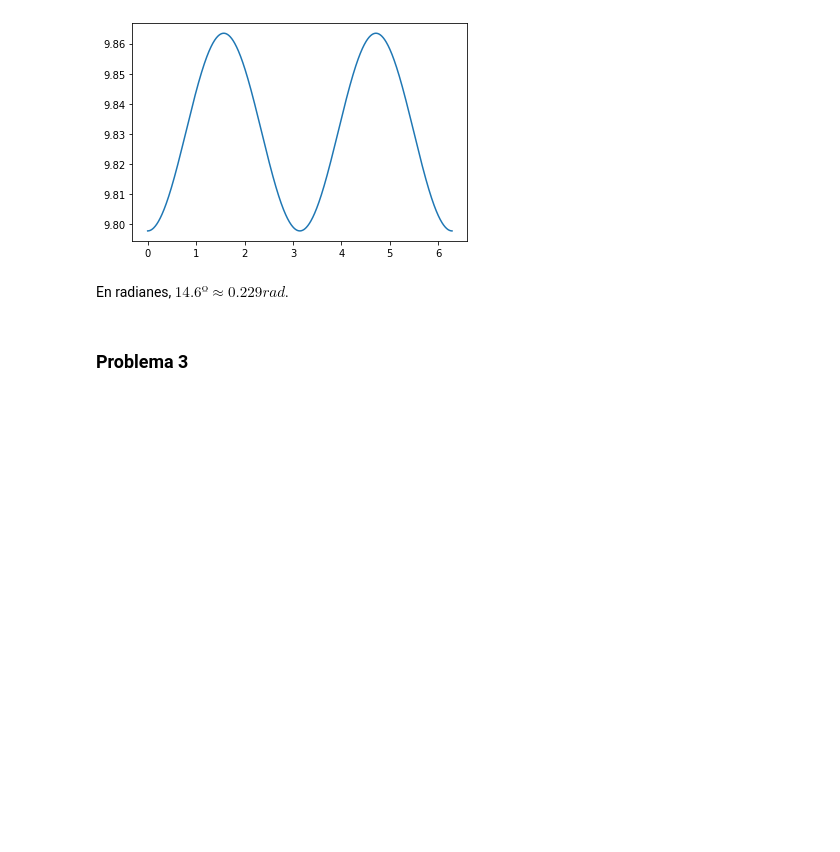
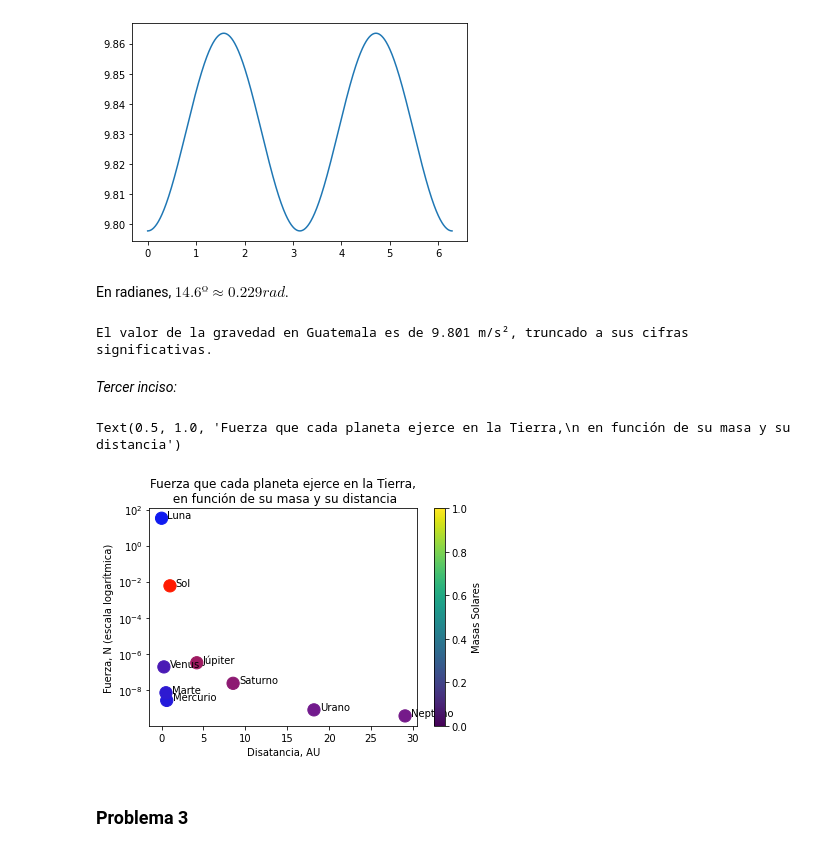
Before and after one commit to RudiksChess/AstronomiaParcial2, a Jupyter notebook: AstronomíaParcial2.ipynb, the cells around one changed output. Drawn from its saved outputs; the diff is of its cells as text; code cells hidden in the pictures; blank space fills up the shorter version.

```diff
--- a/AstronomíaParcial2.ipynb
+++ b/AstronomíaParcial2.ipynb
@@ -241,6 +241,83 @@ pb.plot(x,gphi) #Mostramos la gráfica.
 [figure]
 # %% [markdown]
 En radianes, $14.6º ≈ 0.229 rad$.
+# %%
+for i in range(0,len(x)): #Encontramos en el linspace en donde se encuentra la posición de Guatemala.
+  if x[i]<0.229<x[i+1]:
+    guate=i
+pos_guate=(x[guate]+x[guate+1])/2 #una aproximación lineal de la función de ángulo nos da la posición de Guatemala con un error del orden de 10¯³. Se usará esta aproximación.
+
+#Evaluamos en la posición angular de Guatemala:
+num_guate=((a**(2)*pb.cos(pos_guate))**(2)+(b**(2)*pb.sin(pos_guate))**(2)) #Numerador evaluado en guate
+denom_guate=((a*pb.cos(pos_guate))**2+(b*pb.sin(pos_guate))**(2)) #Denominador evaluado en guate
+d_guate=num_guate/denom_guate #División de guate
+g_guate=G*Mt/d_guate
+print('El valor de la gravedad en Guatemala es de '+"%.3f"%g_guate+" m/s², truncado a sus cifras significativas.")
+# %% [output]
+El valor de la gravedad en Guatemala es de 9.801 m/s², truncado a sus cifras significativas.
+# %% [markdown]
+*Tercer inciso:*
+# %%
+import matplotlib as mp #vamos a necesitar cosas de Matplotlib así que lo importamos como tal
+
+#Definimos una función para calcular la fuerza gravitacional
+def gravity(M,D):
+  fuerza=G*(M*(1.988*10**30))/((D*(1.496*10**11))**2) #En Newtons
+  return(fuerza)
+
+#Hacemos un diccionario con la información relevante
+#En unidades relativas (Masas solares y A.U., respectivamente)
+Info={
+    'Sol':[(1.988*10**30)/(1.988*10**30),1],
+    'Mercurio':[(3.302*10**23)/(1.988*10**30),abs(1-0.387)],
+    'Venus':[(4.869*10**24)/(1.988*10**30),abs(1-0.723)],
+    'Luna':[(7.3477*10**22)/(1.988*10**30),(384399)/(1.496*10**11)],
+    'Marte':[(6.4191*10**23)/(1.988*10**30),abs(1-1.524)],
+    'Júpiter':[(1.8987*10**27)/(1.988*10**30),abs(1-5.203)],
+    'Saturno':[(5.6851*10**26)/(1.988*10**30),abs(1-9.537)],
+    'Urano':[(8.6849*10**25)/(1.988*10**30),abs(1-19.191)],
+    'Neptuno':[(1.0244*10**26)/(1.988*10**30),abs(1-30.069)]
+}
+Fuerza=[]
+Llaves=Info.keys()
+Valores=Info.values()
+dist=[]
+mass=[]
+#Definimos variables y sacamos la información del diccionario.
+
+#Organizamos la información en listas.
+for i in Valores:
+  force=gravity(i[0],i[1])
+  Fuerza.append(force)
+  dist.append(i[1])
+  mass.append(i[0])
+
+#Modificamos la información de las masas para que se puedan interpretar como colores
+mass=abs(pb.log(mass))*14
+colors=[]
+#Definimos los colores con rojo y azúl (no me gusta el verde)
+for i in range(len(mass)):
+  colors.append((abs((255-mass[i])/255),0.1,mass[i]/255))
+#Por eso necesitábamos a matplotlib
+cmap = mp.colors.ListedColormap(colors)
+
+#Hacemos un scatterplot con exala logarítmica
+graph=pb.scatter(dist,Fuerza,s=150,c=colors,cmap=cmap)
+pb.yscale('log')
+cbar=pb.colorbar(graph,spacing="uniform",label="Masas Solares") #Label de los colores
+
+#Anotamos a cada planeta en la gráfica
+for i,planeta in enumerate(Llaves):
+  pb.annotate(planeta,(dist[i]+0.7,Fuerza[i]))
+#Ejes, título
+pb.ylabel('Fuerza, N (escala logarítmica)')
+pb.xlabel('Disatancia, AU')
+pb.title("Fuerza que cada planeta ejerce en la Tierra,\n en función de su masa y su distancia")
+
+#En jupyter, la gráfica se muestra solita al correr la celda. En caso contrario, agréguele pb.show()
+# %% [output]
+Text(0.5, 1.0, 'Fuerza que cada planeta ejerce en la Tierra,\n en función de su masa y su distancia')
+[figure, added]
 # %% [markdown]
 ### **Problema 3**
 # %% [markdown]
```
Also changed, not shown: parts of 15 cells of this notebook.
